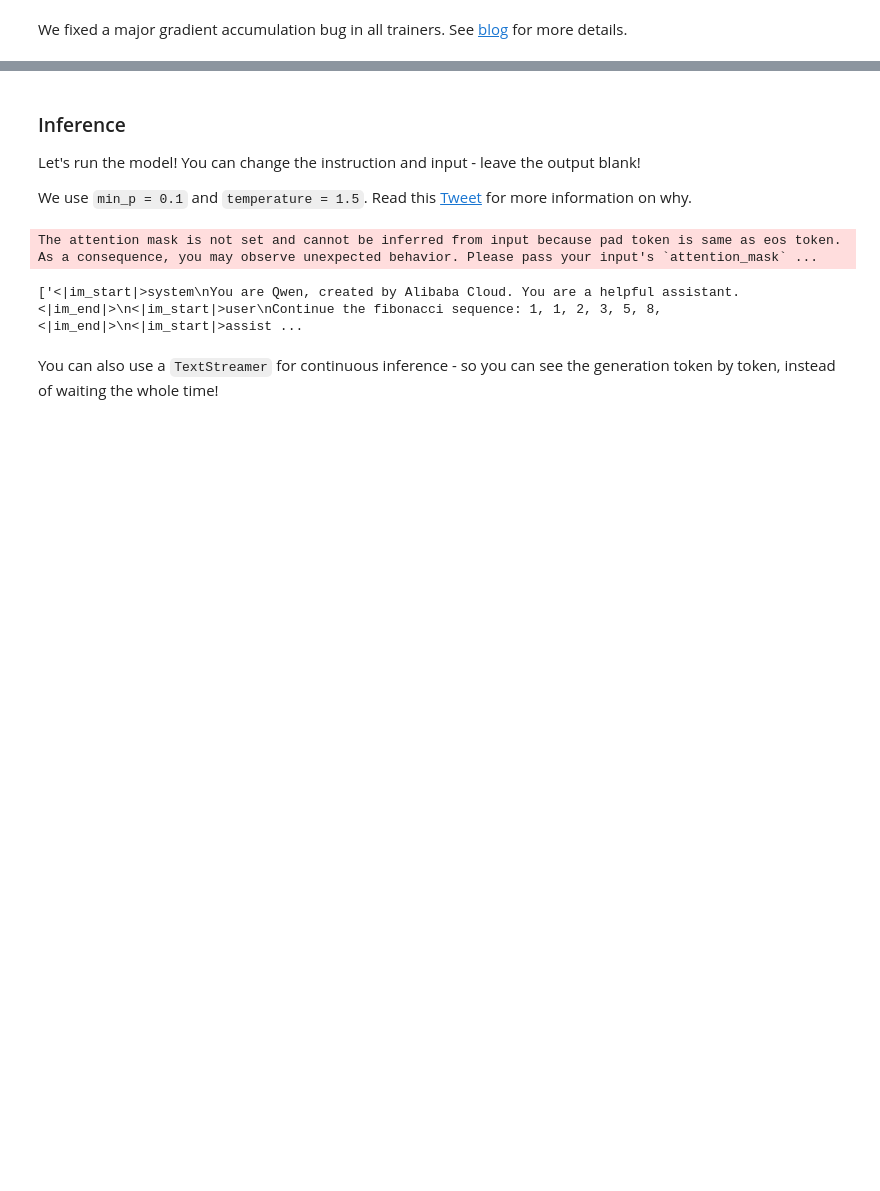
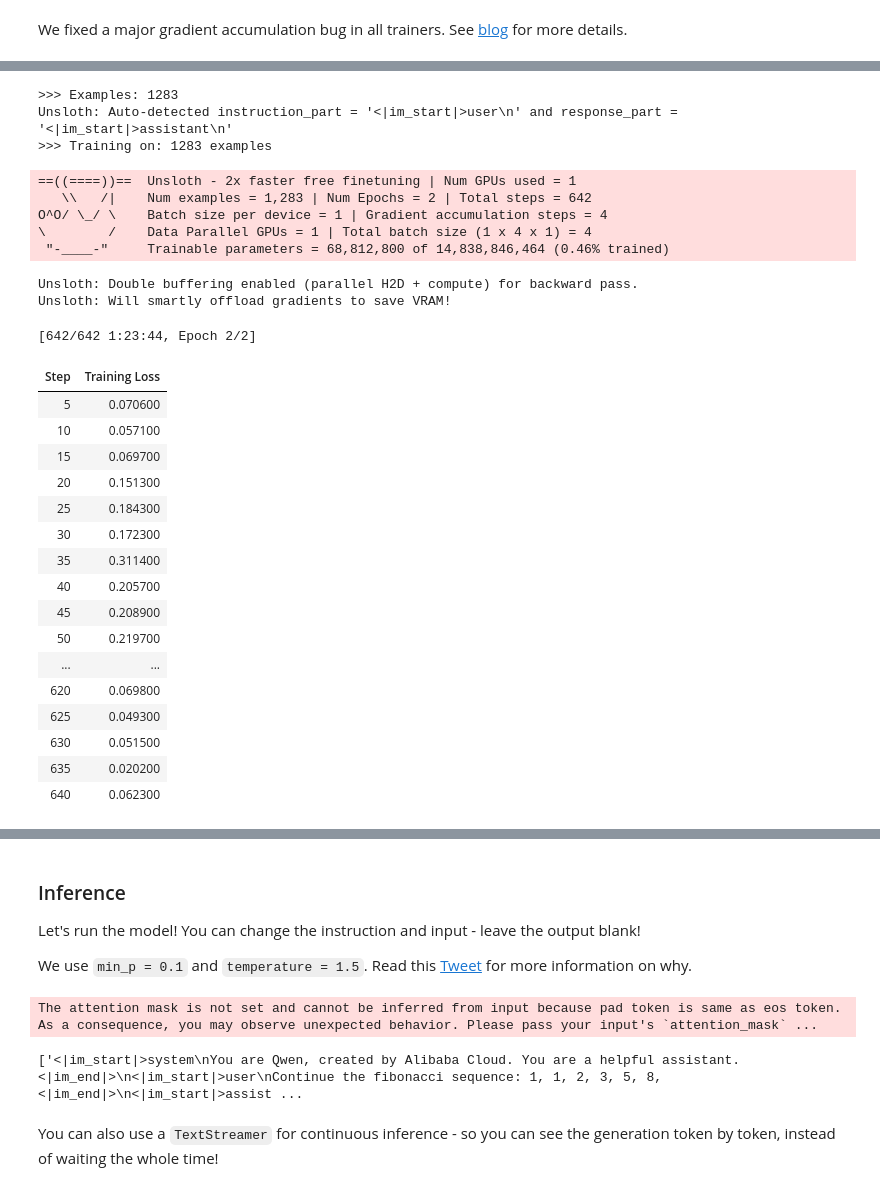
Before and after one commit to aflah-cholayil/Qwen2.5_Coder_-14B--Conversational-Model, a Jupyter notebook: nb/Qwen2.5_Coder_(14B)-Conversational.ipynb, the cells around one changed output, grey strips where cells are left out. Cells and saved outputs as stored; diff of their text form; code cells hidden in the pictures; blank space fills up the shorter version.

```diff
--- a/nb/Qwen2.5_Coder_(14B)-Conversational.ipynb
+++ b/nb/Qwen2.5_Coder_(14B)-Conversational.ipynb
@@ -263,0 +286,16 @@ O^O/ \_/ \    Batch size per device = 1 | Gradient Accumulation steps = 4
+# %%
+# Test the fine-tuned model
+from unsloth.chat_templates import get_chat_template
+FastLanguageModel.for_inference(model)  # enable fast inference
+
+messages = [
+    {"role": "system", "content": "You are an expert Python data analyst. Write exactly one self-contained Python script. Output ONLY executable Python code — no markdown fences, no prose, no comments about the task."},
+    {"role": "user", "content": "Schema:\n  - order_id: object\n  - customer_id: object\n  - region: object\n  - revenue: float64\n  - order_date: datetime64\n\nQuestion: What is the total revenue for each region, sorted from highest to lowest?"},
+]
+
+inputs = tokenizer.apply_chat_template(
+    messages, tokenize=True, add_generation_prompt=True, return_tensors="pt"
+).to("cuda")
+
+outputs = model.generate(input_ids=inputs, max_new_tokens=256, use_cache=True, temperature=0.2)
+print(tokenizer.batch_decode(outputs)[0])
@@ -263,0 +318,64 @@ O^O/ \_/ \    Batch size per device = 1 | Gradient Accumulation steps = 4
+# %%
+# === FULL 2-EPOCH TRAINING ===
+from datasets import load_dataset
+from trl import SFTConfig, SFTTrainer
+from transformers import DataCollatorForSeq2Seq
+from unsloth.chat_templates import train_on_responses_only
+
+full_data = load_dataset("json", data_files="train.jsonl", split="train")
+full_data = full_data.map(formatting_prompts_func, batched=True)
+print(">>> Examples:", len(full_data))   # must be 1283
+
+full_trainer = SFTTrainer(
+    model=model, tokenizer=tokenizer, train_dataset=full_data,
+    dataset_text_field="text", max_seq_length=max_seq_length,
+    data_collator=DataCollatorForSeq2Seq(tokenizer=tokenizer), packing=False,
+    args=SFTConfig(
+        per_device_train_batch_size=1,
+        gradient_accumulation_steps=4,
+        warmup_steps=10,
+        num_train_epochs=2,
+        learning_rate=2e-4,
+        logging_steps=5,
+        save_steps=100,
+        save_total_limit=2,
+        optim="paged_adamw_8bit",
+        weight_decay=0.001,
+        lr_scheduler_type="linear",
+        seed=3407,
+        output_dir="outputs",
+        report_to="none",
+    ),
+)
+full_trainer = train_on_responses_only(full_trainer)
+print(">>> Training on:", len(full_trainer.train_dataset), "examples")
+full_trainer_stats = full_trainer.train()
+# %% [output]
+>>> Examples: 1283
+Unsloth: Auto-detected instruction_part = '<|im_start|>user\n' and response_part = '<|im_start|>assistant\n'
+>>> Training on: 1283 examples
+==((====))==  Unsloth - 2x faster free finetuning | Num GPUs used = 1
+   \\   /|    Num examples = 1,283 | Num Epochs = 2 | Total steps = 642
+O^O/ \_/ \    Batch size per device = 1 | Gradient accumulation steps = 4
+\        /    Data Parallel GPUs = 1 | Total batch size (1 x 4 x 1) = 4
+ "-____-"     Trainable parameters = 68,812,800 of 14,838,846,464 (0.46% trained)
+Unsloth: Double buffering enabled (parallel H2D + compute) for backward pass.
+Unsloth: Will smartly offload gradients to save VRAM!
+[642/642 1:23:44, Epoch 2/2]
+| Step | Training Loss |
+| 5 | 0.070600 |
+| 10 | 0.057100 |
+| 15 | 0.069700 |
+| 20 | 0.151300 |
+| 25 | 0.184300 |
+| 30 | 0.172300 |
+| 35 | 0.311400 |
+| 40 | 0.205700 |
+| 45 | 0.208900 |
+| 50 | 0.219700 |
+| ... | ... |
+| 620 | 0.069800 |
+| 625 | 0.049300 |
+| 630 | 0.051500 |
+| 635 | 0.020200 |
+| 640 | 0.062300 |
```
Also changed, not shown: parts of 18 cells of this notebook.
